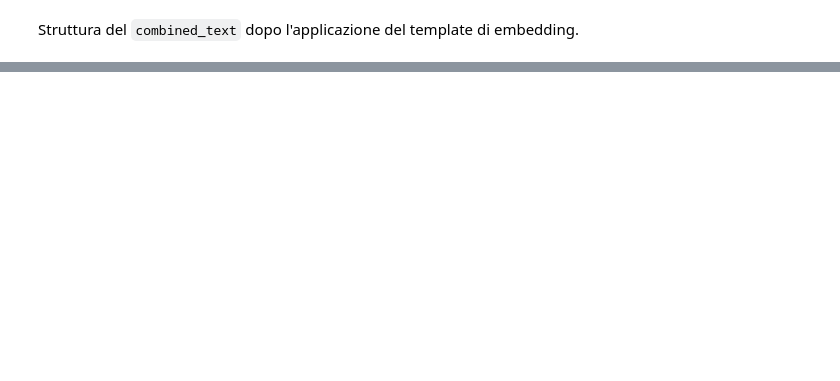
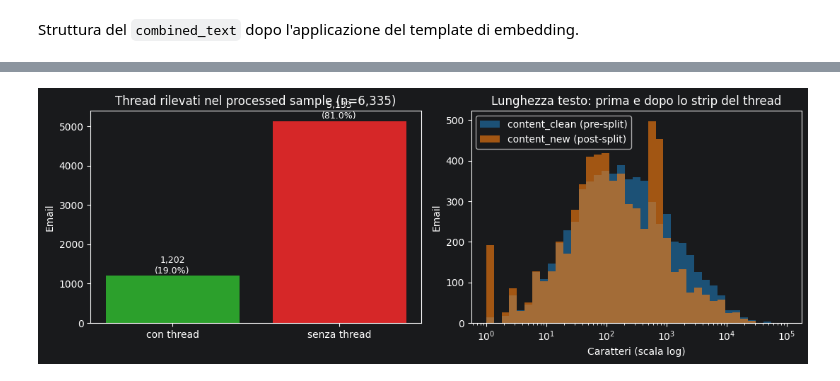
Before and after one commit to jose-sgariglia/pizza-cluster, a Jupyter notebook: src/notebooks/pipeline_processing.ipynb, the cells around one changed output, grey strips where cells are left out. Drawn from its saved outputs; the diff is of its cells as text; code cells hidden in the pictures; blank space fills up the shorter version.

```diff
--- a/src/notebooks/pipeline_processing.ipynb
+++ b/src/notebooks/pipeline_processing.ipynb
@@ -235,0 +274,31 @@ both ----- Original Message ---- From: Gmax <gmax1@mindspring.com> To: "Epstein,
+# %%
+if not _missing:
+    import numpy as np
+
+    fig, axes = plt.subplots(1, 2, figsize=(11, 4))
+
+    # Bar: has_thread True / False
+    axes[0].bar(["con thread", "senza thread"], [int(ht[True]), int(ht[False])],
+                color=["#2ca02c", "#d62728"])
+    axes[0].set_ylabel("Email")
+    axes[0].set_title(f"Thread rilevati nel processed sample (n={n:,})")
+    for bar, val in zip(axes[0].patches, [int(ht[True]), int(ht[False])]):
+        axes[0].text(bar.get_x() + bar.get_width() / 2, bar.get_height() + 10,
+                     f"{val:,}\n({val/n*100:.1f}%)", ha="center", va="bottom", fontsize=9)
+
+    # Istogramma lunghezza content_new vs content_clean
+    len_new   = processed_df["content_new"].fillna("").str.len().clip(lower=1)
+    len_clean = processed_df["content_clean"].fillna("").str.len().clip(lower=1)
+    bins = np.logspace(0, 5, 40)
+    axes[1].hist(len_clean, bins=bins, alpha=0.6, label="content_clean (pre-split)", color="#1f77b4")
+    axes[1].hist(len_new,   bins=bins, alpha=0.6, label="content_new (post-split)",  color="#ff7f0e")
+    axes[1].set_xscale("log")
+    axes[1].set_xlabel("Caratteri (scala log)")
+    axes[1].set_ylabel("Email")
+    axes[1].set_title("Lunghezza testo: prima e dopo lo strip del thread")
+    axes[1].legend()
+
+    plt.tight_layout()
+    plt.show()
+# %% [output]
+[figure, added]
```
Also changed, not shown: parts of 13 cells of this notebook, 9 other files.
